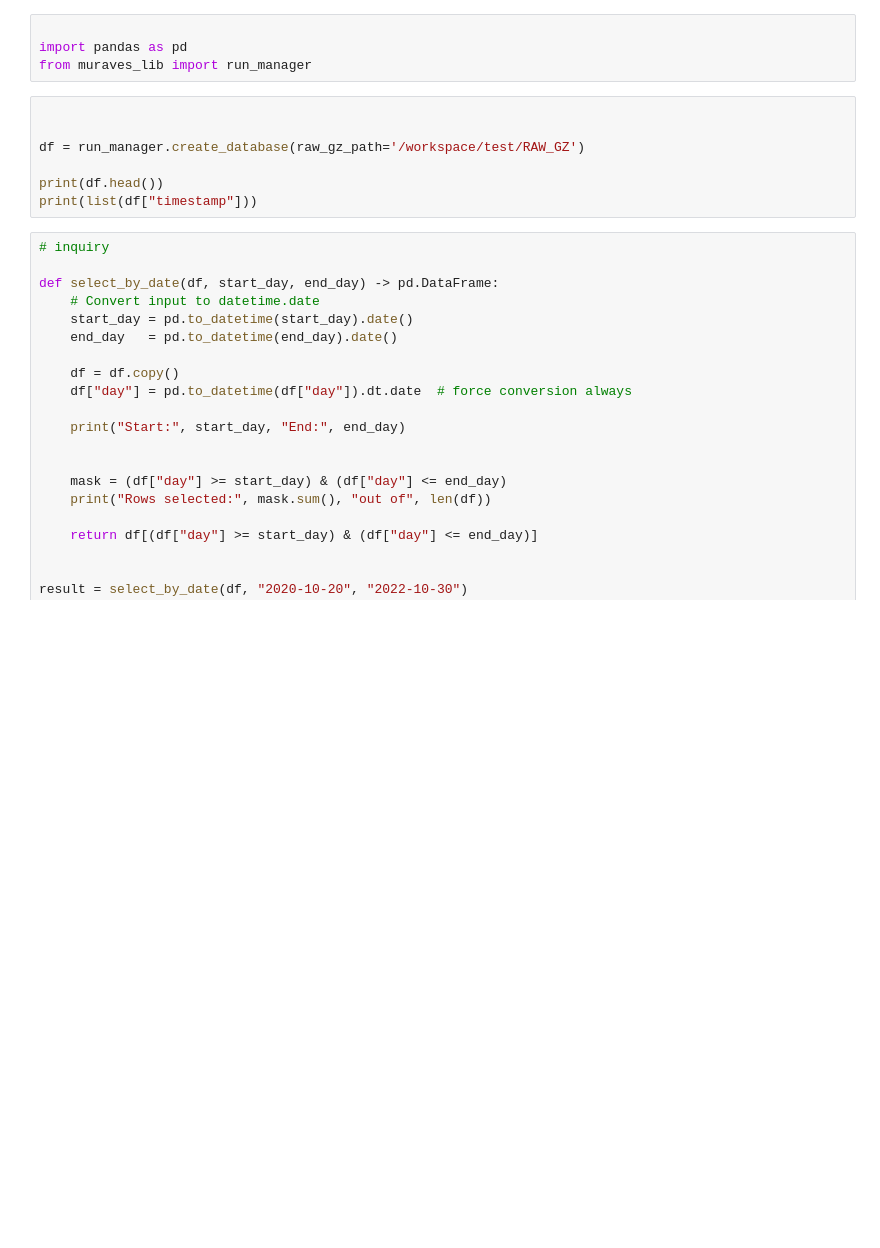
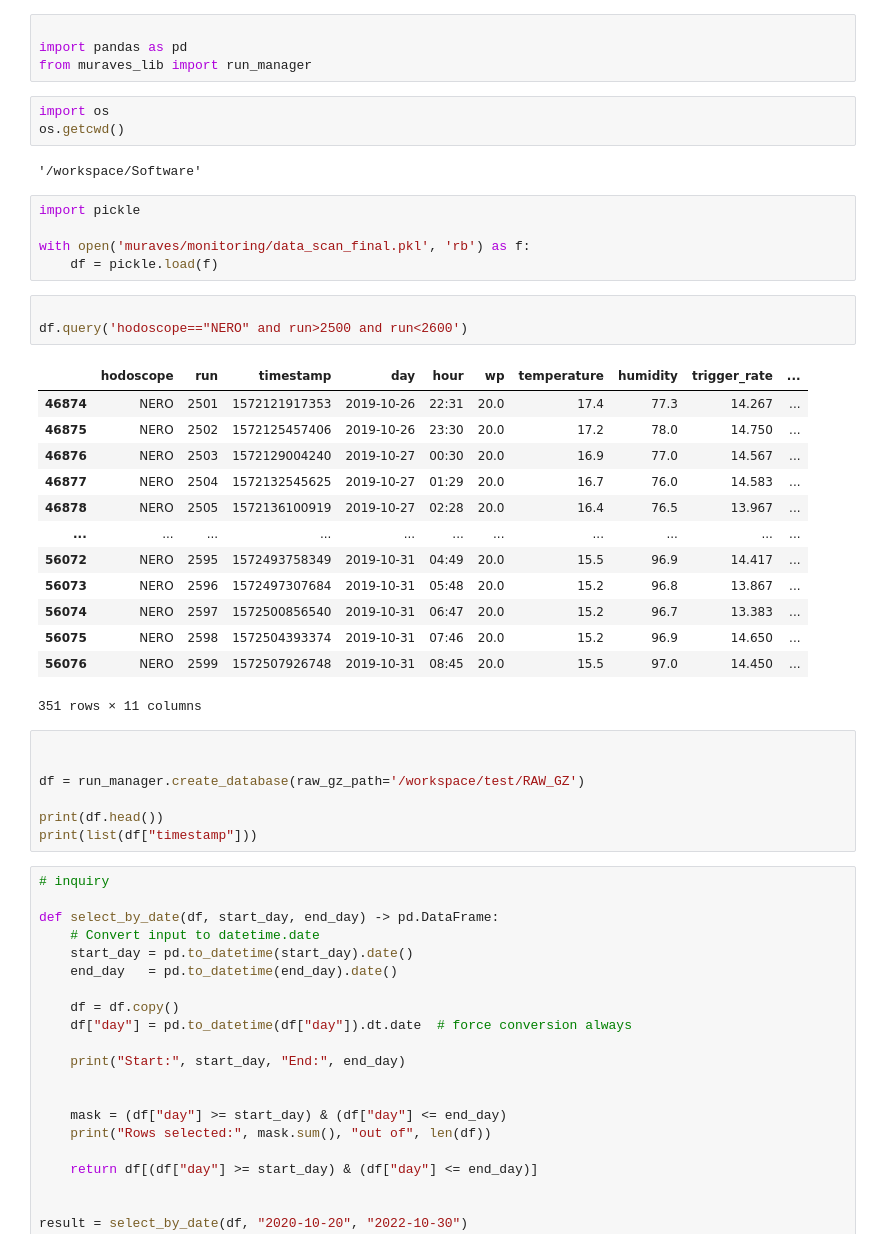
Before and after one commit to muraves/Software, a Jupyter notebook: muraves/monitoring/parse_time_run.ipynb, the cells around one changed output. Saved outputs shown, nothing was run; the diff lists cells and outputs as text; blank space fills up the shorter version.

```diff
--- a/muraves/monitoring/parse_time_run.ipynb
+++ b/muraves/monitoring/parse_time_run.ipynb
@@ -2,6 +2,33 @@
 
 import pandas as pd
 from muraves_lib import run_manager
+# %%
+import os
+os.getcwd()
+# %% [output]
+'/workspace/Software'
+# %%
+import pickle
+
+with open('muraves/monitoring/data_scan_final.pkl', 'rb') as f:
+    df = pickle.load(f)
+# %%
+
+df.query('hodoscope=="NERO" and run>2500 and run<2600')
+# %% [output]
+|  | hodoscope | run | timestamp | day | hour | wp | temperature | humidity | trigger_rate | ... |
+| 46874 | NERO | 2501 | 1572121917353 | 2019-10-26 | 22:31 | 20.0 | 17.4 | 77.3 | 14.267 | ... |
+| 46875 | NERO | 2502 | 1572125457406 | 2019-10-26 | 23:30 | 20.0 | 17.2 | 78.0 | 14.750 | ... |
+| 46876 | NERO | 2503 | 1572129004240 | 2019-10-27 | 00:30 | 20.0 | 16.9 | 77.0 | 14.567 | ... |
+| 46877 | NERO | 2504 | 1572132545625 | 2019-10-27 | 01:29 | 20.0 | 16.7 | 76.0 | 14.583 | ... |
+| 46878 | NERO | 2505 | 1572136100919 | 2019-10-27 | 02:28 | 20.0 | 16.4 | 76.5 | 13.967 | ... |
+| ... | ... | ... | ... | ... | ... | ... | ... | ... | ... | ... |
+| 56072 | NERO | 2595 | 1572493758349 | 2019-10-31 | 04:49 | 20.0 | 15.5 | 96.9 | 14.417 | ... |
+| 56073 | NERO | 2596 | 1572497307684 | 2019-10-31 | 05:48 | 20.0 | 15.2 | 96.8 | 13.867 | ... |
+| 56074 | NERO | 2597 | 1572500856540 | 2019-10-31 | 06:47 | 20.0 | 15.2 | 96.7 | 13.383 | ... |
+| 56075 | NERO | 2598 | 1572504393374 | 2019-10-31 | 07:46 | 20.0 | 15.2 | 96.9 | 14.650 | ... |
+| 56076 | NERO | 2599 | 1572507926748 | 2019-10-31 | 08:45 | 20.0 | 15.5 | 97.0 | 14.450 | ... |
+351 rows × 11 columns
 # %%
 
 
```
Also changed, not shown: 1 other file.
